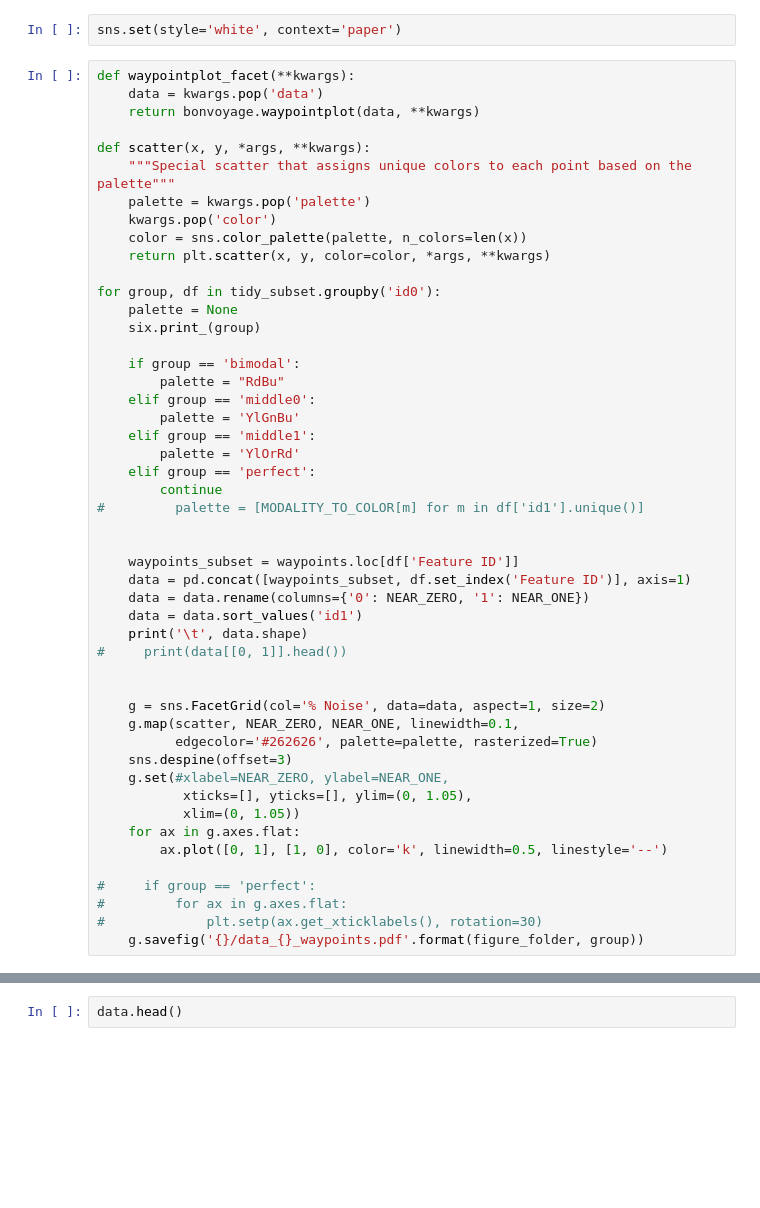
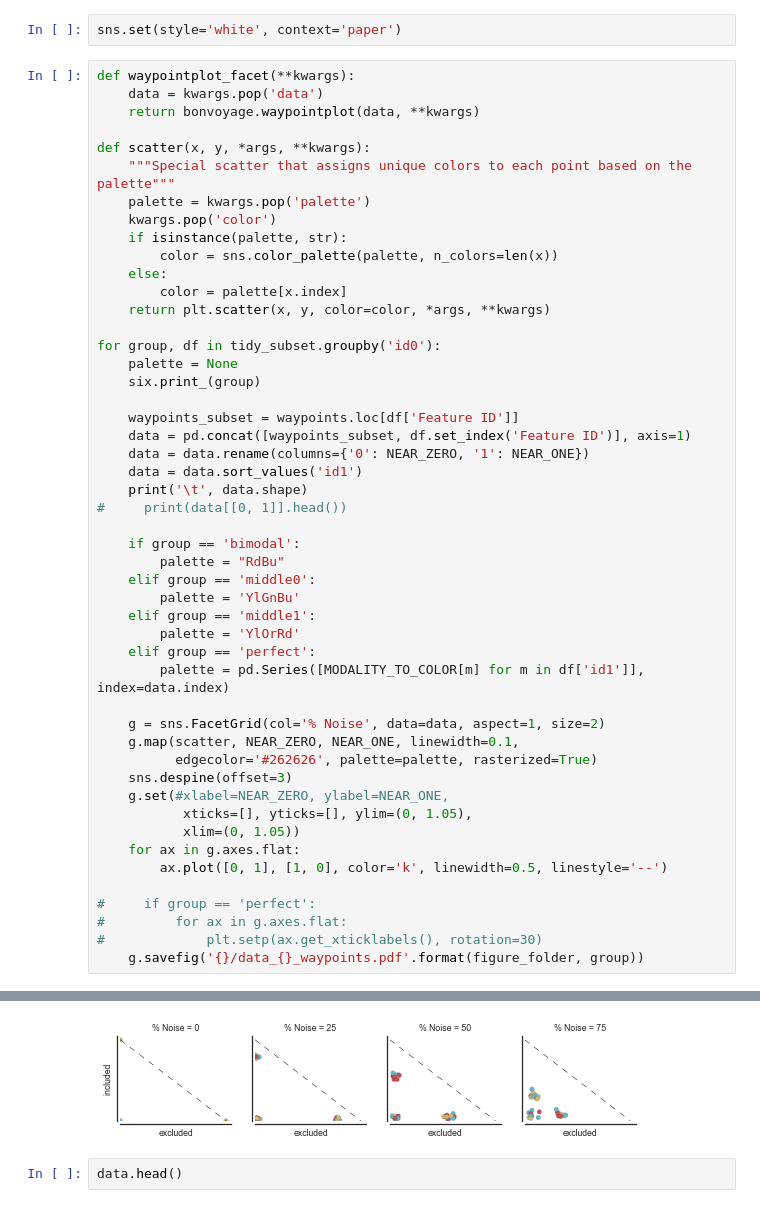
Before and after one commit to YeoLab/singlecell_pnm, a Jupyter notebook: S10._Supplementary_Figure_10/002_waypointplots.ipynb, the cells around one changed output, grey strips where cells are left out. Drawn from its saved outputs; the diff is of its cells as text; blank space fills up the shorter version.

Commit message:
add waypointplots for perfect modalities

```diff
--- a/S10._Supplementary_Figure_10/002_waypointplots.ipynb
+++ b/S10._Supplementary_Figure_10/002_waypointplots.ipynb
@@ -175,12 +175,22 @@ def scatter(x, y, *args, **kwargs):
     """Special scatter that assigns unique colors to each point based on the palette"""
     palette = kwargs.pop('palette')
     kwargs.pop('color')
-    color = sns.color_palette(palette, n_colors=len(x))
+    if isinstance(palette, str):
+        color = sns.color_palette(palette, n_colors=len(x))
+    else:
+        color = palette[x.index]
     return plt.scatter(x, y, color=color, *args, **kwargs)
 
 for group, df in tidy_subset.groupby('id0'):
     palette = None
     six.print_(group)
+
+    waypoints_subset = waypoints.loc[df['Feature ID']]
+    data = pd.concat([waypoints_subset, df.set_index('Feature ID')], axis=1)
+    data = data.rename(columns={'0': NEAR_ZERO, '1': NEAR_ONE})
+    data = data.sort_values('id1')
+    print('\t', data.shape)
+#     print(data[[0, 1]].head())
 
     if group == 'bimodal':
         palette = "RdBu"
@@ -189,17 +199,7 @@ for group, df in tidy_subset.groupby('id0'):
     elif group == 'middle1':
         palette = 'YlOrRd'
     elif group == 'perfect':
-        continue
-#         palette = [MODALITY_TO_COLOR[m] for m in df['id1'].unique()]
-
-
-    waypoints_subset = waypoints.loc[df['Feature ID']]
-    data = pd.concat([waypoints_subset, df.set_index('Feature ID')], axis=1)
-    data = data.rename(columns={'0': NEAR_ZERO, '1': NEAR_ONE})
-    data = data.sort_values('id1')
-    print('\t', data.shape)
-#     print(data[[0, 1]].head())
-
+        palette = pd.Series([MODALITY_TO_COLOR[m] for m in df['id1']], index=data.index)
 
     g = sns.FacetGrid(col='% Noise', data=data, aspect=1, size=2)
     g.map(scatter, NEAR_ZERO, NEAR_ONE, linewidth=0.1,
@@ -226,6 +227,7 @@ perfect
 [figure]
 [figure]
 [figure]
+[figure, added]
 # %%
 data.head()
 # %% [output]
```
Also changed, not shown: parts of 1 cell of this notebook, 4 other files.
